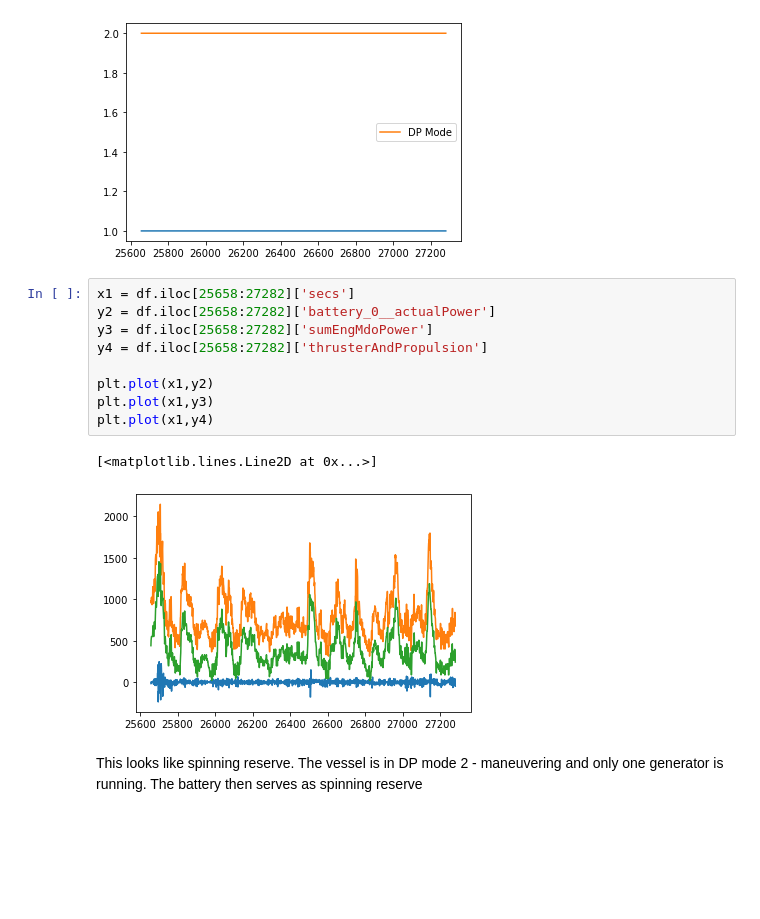
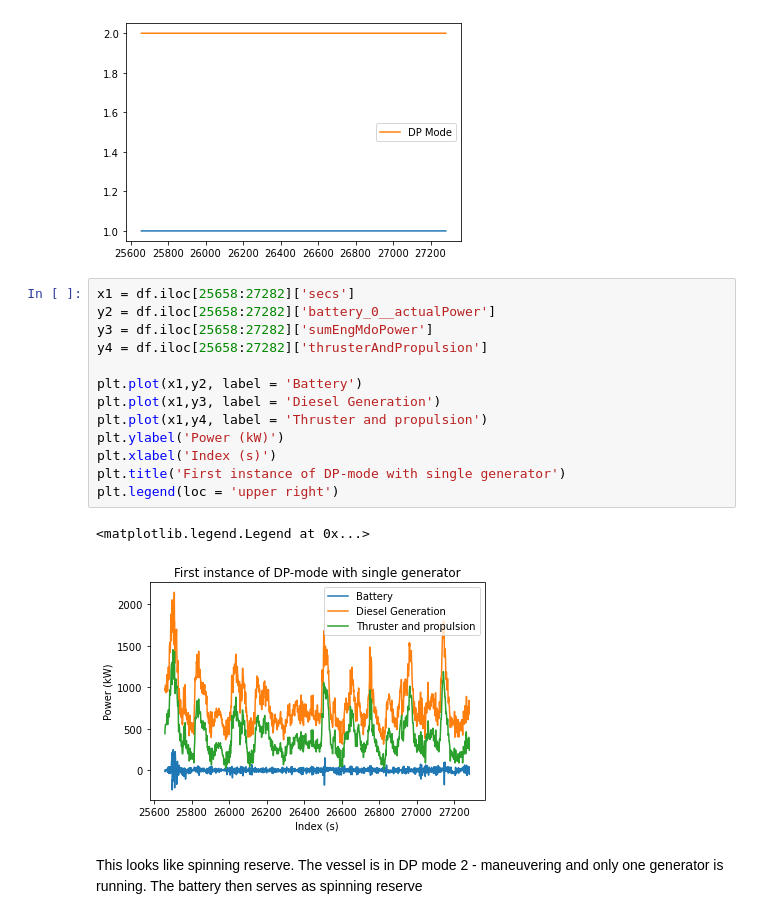
Before and after one commit to andreasdyve/EquinorProject, a Jupyter notebook: python notebooks/OP100_KASPERLOOKINGFORSPINNINGRESERVE.ipynb, the cells around one changed output. Saved outputs shown, nothing was run; the diff lists cells and outputs as text; blank space fills up the shorter version.

```diff
--- a/python notebooks/OP100_KASPERLOOKINGFORSPINNINGRESERVE.ipynb
+++ b/python notebooks/OP100_KASPERLOOKINGFORSPINNINGRESERVE.ipynb
@@ -68,15 +70,19 @@ plt.legend()
 # %%
 x1 = df.iloc[25658:27282]['secs']
 y2 = df.iloc[25658:27282]['battery_0__actualPower']
 y3 = df.iloc[25658:27282]['sumEngMdoPower']
 y4 = df.iloc[25658:27282]['thrusterAndPropulsion']
 
-plt.plot(x1,y2)
-plt.plot(x1,y3)
-plt.plot(x1,y4)
+plt.plot(x1,y2, label = 'Battery')
+plt.plot(x1,y3, label = 'Diesel Generation')
+plt.plot(x1,y4, label = 'Thruster and propulsion')
+plt.ylabel('Power (kW)')
+plt.xlabel('Index (s)')
+plt.title('First instance of DP-mode with single generator')
+plt.legend(loc = 'upper right')
 # %% [output]
-[<matplotlib.lines.Line2D at 0x...>]
+<matplotlib.legend.Legend at 0x...>
-[figure, old version]
+[figure, new version]
 # %% [markdown]
 This looks like spinning reserve. The vessel is in DP mode 2 - maneuvering and only one generator is running. The battery then serves as spinning reserve
 # %%
```
Also changed, not shown: parts of 3 cells of this notebook.
